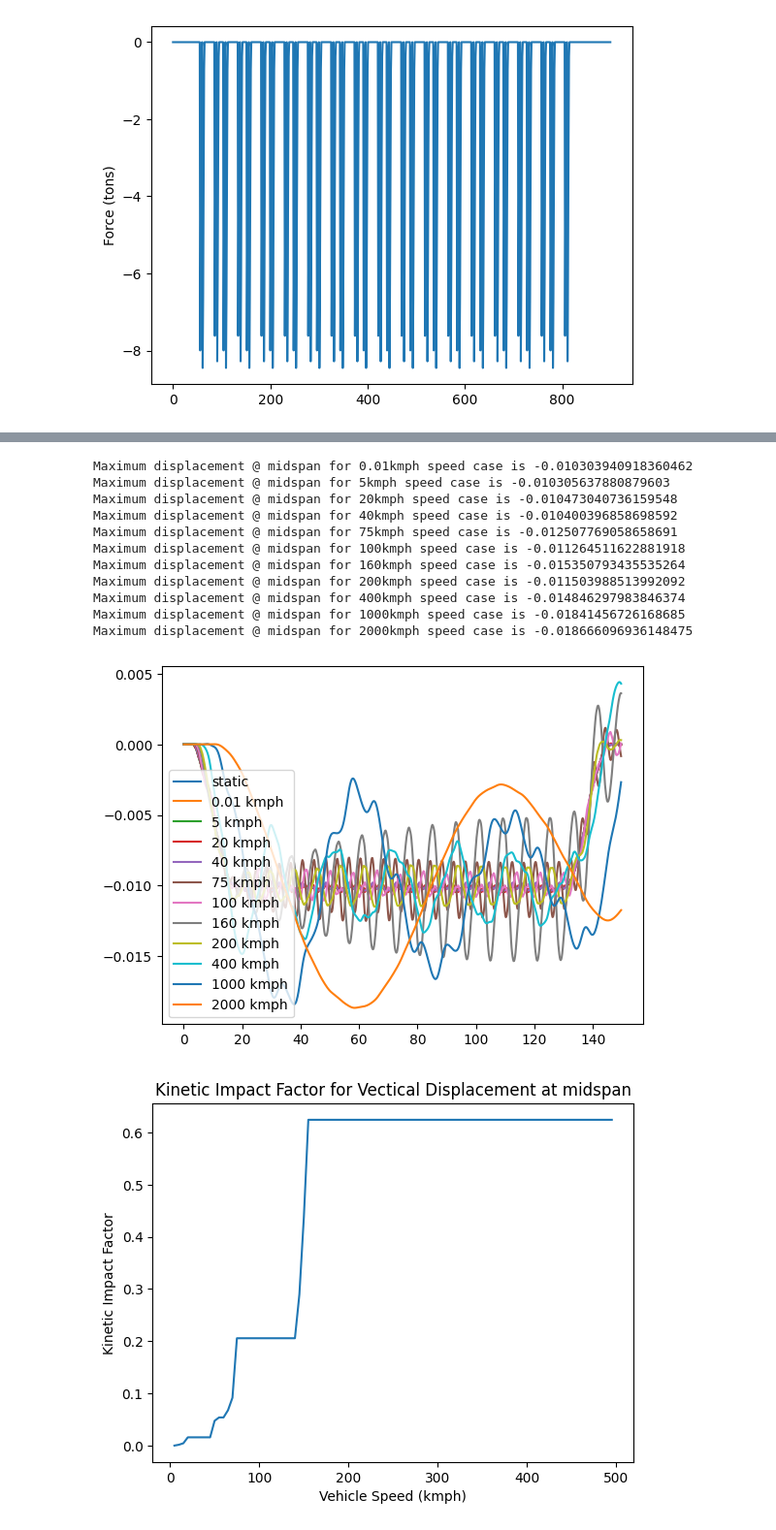
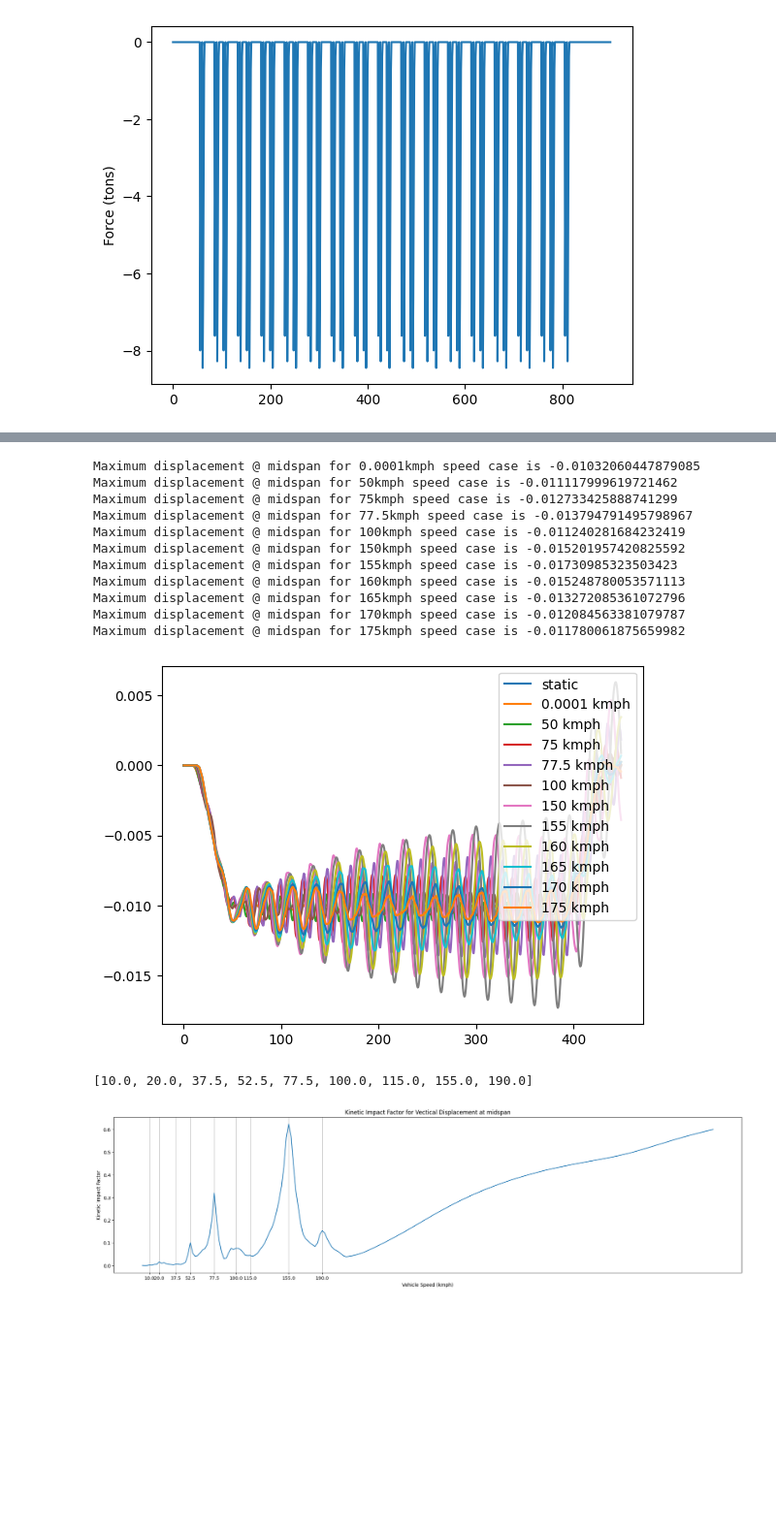
Before and after one commit to aryanraj/Civ3d, a Jupyter notebook: Examples/RDSO45mTrussTimeHistory/TimeHistoryAnalysis.ipynb, the cells around one changed output, grey strips where cells are left out. Shown at 97% size. Saved outputs shown, nothing was run; the diff lists cells and outputs as text; code cells hidden in the pictures; blank space fills up the shorter version.

Commit message:
Modified TimeHistory Example notebook

```diff
--- a/Examples/RDSO45mTrussTimeHistory/TimeHistoryAnalysis.ipynb
+++ b/Examples/RDSO45mTrussTimeHistory/TimeHistoryAnalysis.ipynb
@@ -64,73 +63,87 @@ Maximum displacement @ midspan for 160kmph speed case is -0.015350793435535264
 # %%
-# Moving Load Analysis
+# Plotting the dispalcement at bottom of the steel truss
 DOFClass.ImbalancedActionVector = ImbalancedActionVectorFromFile.copy()
 
 def performTimeHistoryAnalysis(speed_kmph):
   speed_mps = speed_kmph/3.6
   dt = 150/speed_mps/nLoadCases
-  timeHistoryDisplacementVector, timeHistoryVelocityVector, timeHistoryAccelerationVector = DOFClass.analyseTimeHistory(dt, eigenValues, eigenVectors, dampingRatios)
+  timeHistoryDisplacementVector, timeHistoryVelocityVector, timeHistoryAccelerationVector = DOFClass.analyseTimeHistoryNewmark(dt, eigenValues, eigenVectors, dampingRatios)
   midSpanMaxDisplacement = np.min(timeHistoryDisplacementVector[structure.truss1.node_by_name("L4").DOF[2].id,:])
   print(f"Maximum displacement @ midspan for {speed_kmph}kmph speed case is {midSpanMaxDisplacement}")
   plt.plot(x, timeHistoryDisplacementVector[structure.truss1.node_by_name("L4").DOF[2].id,:], label=f"{speed_kmph} kmph")
 
-x = np.arange(nLoadCases)/nLoadCases*(150*nLoadCases/(nLoadCases+1))
+x = np.arange(nLoadCases)/nLoadCases*(450*nLoadCases/(nLoadCases+1))
 plt.plot(x, staticDisplacementVector[structure.truss1.node_by_name("L4").DOF[2].id,:], label=f"static")
-performTimeHistoryAnalysis(0.01)
-performTimeHistoryAnalysis(5)
-performTimeHistoryAnalysis(20)
-performTimeHistoryAnalysis(40)
+performTimeHistoryAnalysis(0.0001)
+# performTimeHistoryAnalysis(5)
+# performTimeHistoryAnalysis(20)
+performTimeHistoryAnalysis(50)
 performTimeHistoryAnalysis(75)
+performTimeHistoryAnalysis(77.5)
 performTimeHistoryAnalysis(100)
+performTimeHistoryAnalysis(150)
+performTimeHistoryAnalysis(155)
 performTimeHistoryAnalysis(160)
-performTimeHistoryAnalysis(200)
-performTimeHistoryAnalysis(400)
-performTimeHistoryAnalysis(1000)
-performTimeHistoryAnalysis(2000)
+performTimeHistoryAnalysis(165)
+performTimeHistoryAnalysis(170)
+performTimeHistoryAnalysis(175)
+# performTimeHistoryAnalysis(200)
+# performTimeHistoryAnalysis(400)
+# performTimeHistoryAnalysis(1000)
+# performTimeHistoryAnalysis(2000)
 plt.legend()
 plt.show()
 # %% [output]
-Maximum displacement @ midspan for 0.01kmph speed case is -0.010303940918360462
-Maximum displacement @ midspan for 5kmph speed case is -0.010305637880879603
-Maximum displacement @ midspan for 20kmph speed case is -0.010473040736159548
-Maximum displacement @ midspan for 40kmph speed case is -0.010400396858698592
-Maximum displacement @ midspan for 75kmph speed case is -0.012507769058658691
-Maximum displacement @ midspan for 100kmph speed case is -0.011264511622881918
-Maximum displacement @ midspan for 160kmph speed case is -0.015350793435535264
-Maximum displacement @ midspan for 200kmph speed case is -0.011503988513992092
-Maximum displacement @ midspan for 400kmph speed case is -0.014846297983846374
-Maximum displacement @ midspan for 1000kmph speed case is -0.01841456726168685
-Maximum displacement @ midspan for 2000kmph speed case is -0.018666096936148475
+Maximum displacement @ midspan for 0.0001kmph speed case is -0.01032060447879085
+Maximum displacement @ midspan for 50kmph speed case is -0.011117999619721462
+Maximum displacement @ midspan for 75kmph speed case is -0.012733425888741299
+Maximum displacement @ midspan for 77.5kmph speed case is -0.013794791495798967
+Maximum displacement @ midspan for 100kmph speed case is -0.011240281684232419
+Maximum displacement @ midspan for 150kmph speed case is -0.015201957420825592
+Maximum displacement @ midspan for 155kmph speed case is -0.01730985323503423
+Maximum displacement @ midspan for 160kmph speed case is -0.015248780053571113
+Maximum displacement @ midspan for 165kmph speed case is -0.013272085361072796
+Maximum displacement @ midspan for 170kmph speed case is -0.012084563381079787
+Maximum displacement @ midspan for 175kmph speed case is -0.011780061875659982
-[figure, old version]
+[figure, new version]
 # %%
 import numpy as np
 import matplotlib.pyplot as plt
+from scipy import signal
 
 nModes = 50
 eigenValues, eigenVectors, effectiveMass, massParticipationFactor = DOFClass.eig(nModes)
 dampingRatios = np.ones((nModes,), np.float64) * 0.02
 
 DOFClass.ImbalancedActionVector = ImbalancedActionVectorFromFile.copy()
 
 def getMaxMidSpanDisplacementTimeHistoryAnalysis(speed_kmph):
   speed_mps = speed_kmph/3.6
   dt = 150/speed_mps/nLoadCases
   timeHistoryDisplacementVector, timeHistoryVelocityVector, timeHistoryAccelerationVector = DOFClass.analyseTimeHistory(dt, eigenValues, eigenVectors, dampingRatios)
   midSpanMaxDisplacement = np.min(timeHistoryDisplacementVector[structure.truss1.node_by_name("L4").DOF[2].id,:])
   # print(f"Maximum displacement @ midspan for {speed_kmph}kmph speed case is {midSpanMaxDisplacement}")
   return midSpanMaxDisplacement
 
 maxMidSpanStaticDisplacement = getMaxMidSpanDisplacementTimeHistoryAnalysis(0.01)
-speeds = list(range(5,500,5))
+speeds = np.arange(2.5, 600, 2.5)
 maxMidspanDisplacement = []
 maxFactor = 0
 for speed in speeds:
-  maxFactor = max(getMaxMidSpanDisplacementTimeHistoryAnalysis(speed)/maxMidSpanStaticDisplacement - 1, maxFactor)
+  # maxFactor = max(getMaxMidSpanDisplacementTimeHistoryAnalysis(speed)/maxMidSpanStaticDisplacement - 1, maxFactor)
+  maxFactor = getMaxMidSpanDisplacementTimeHistoryAnalysis(speed)/maxMidSpanStaticDisplacement - 1
   maxMidspanDisplacement.append(maxFactor)
 
+peak_speeds = [speeds[_] for _ in signal.find_peaks(maxMidspanDisplacement, distance=3)[0]]
+print(peak_speeds)
+plt.figure(figsize=(24,6))
 plt.plot(speeds, maxMidspanDisplacement)
 plt.title("Kinetic Impact Factor for Vectical Displacement at midspan")
 plt.ylabel("Kinetic Impact Factor")
 plt.xlabel("Vehicle Speed (kmph)")
+plt.xticks(peak_speeds)
+plt.grid(axis='x')
 plt.show()
 # %% [output]
+[10.0, 20.0, 37.5, 52.5, 77.5, 100.0, 115.0, 155.0, 190.0]
-[figure, old version]
+[figure, new version]
```
Also changed, not shown: parts of 5 cells of this notebook.
